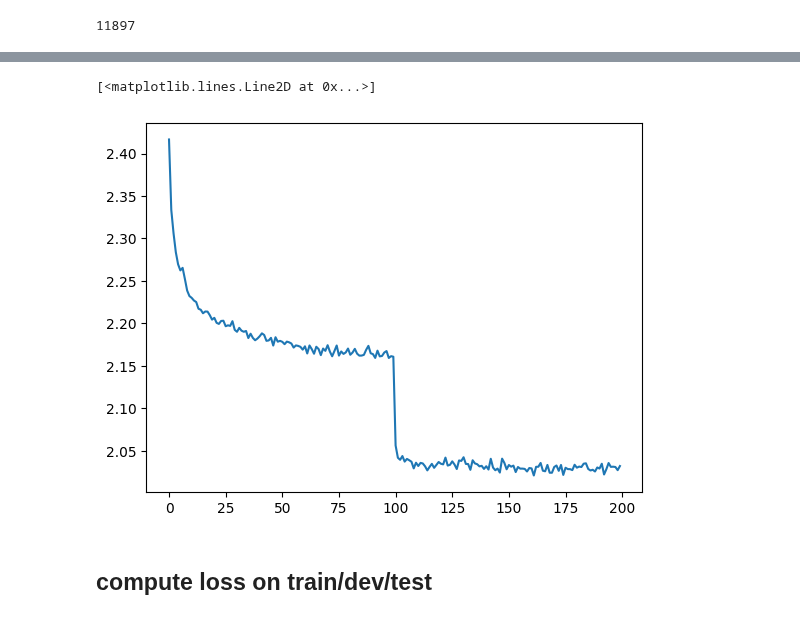
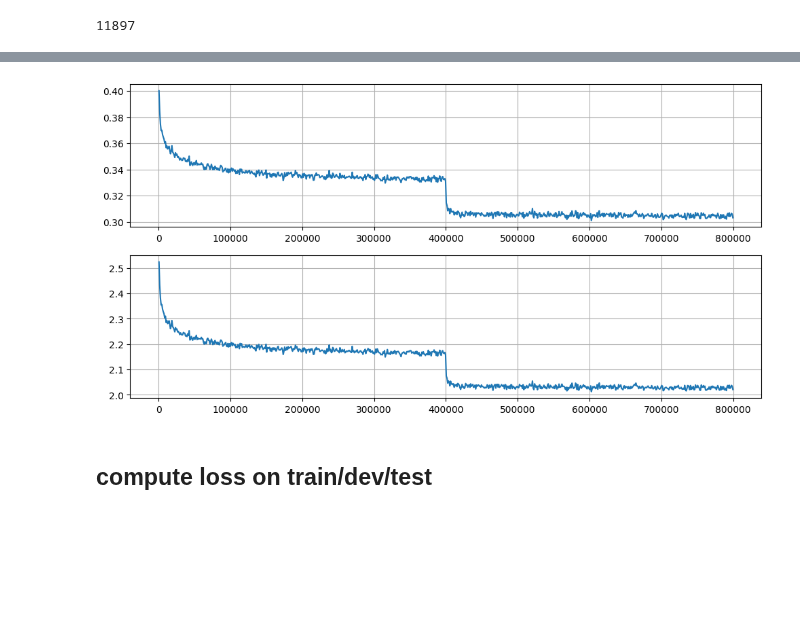
Before and after one commit to steve-z-seattle/neural-language-models, a Jupyter notebook: lm/02-nlm.ipynb, the cells around one changed output, grey strips where cells are left out. Saved outputs shown, nothing was run; the diff lists cells and outputs as text; code cells hidden in the pictures; blank space fills up the shorter version.

```diff
--- a/lm/02-nlm.ipynb
+++ b/lm/02-nlm.ipynb
@@ -228,5 +253,0 @@ plt.plot(torch.tensor(loglossi).view(200, -1).mean(1))
-# %%
-plt.plot(torch.tensor(lossi).view(200, -1).mean(1))
-# %% [output]
-[<matplotlib.lines.Line2D at 0x...>]
-[figure, removed]
@@ -233,3 +284,21 @@ plt.plot(torch.tensor(lossi).view(200, -1).mean(1))
+# %%
+group_size = 1_000
+plt.figure(figsize=(12,6))
+plt.subplot(211)
+plt.plot(
+    torch.arange(len(loglossi)).view(-1, group_size).float().mean(1),
+    torch.tensor(loglossi).view(-1, group_size).mean(1)
+)
+plt.grid()
+plt.subplot(212)
+plt.plot(
+    torch.arange(len(lossi)).view(-1, group_size).float().mean(1),
+    torch.tensor(lossi).view(-1, group_size).mean(1)
+)
+plt.grid()
+plt.show()
+# %% [output]
+[figure, added]
 # %% [markdown]
 ## compute loss on train/dev/test
 # %%
```
Also changed, not shown: parts of 20 cells of this notebook.
